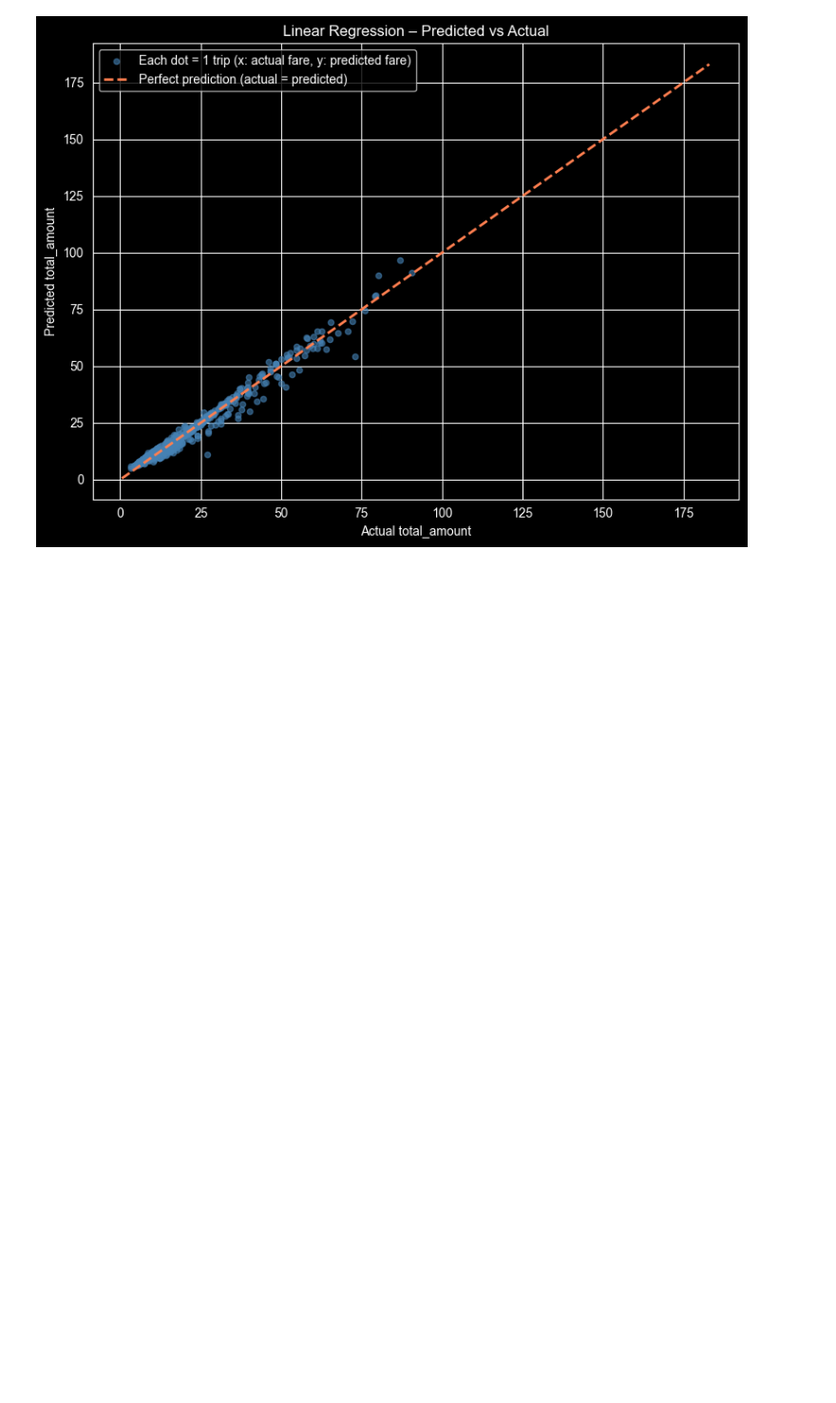
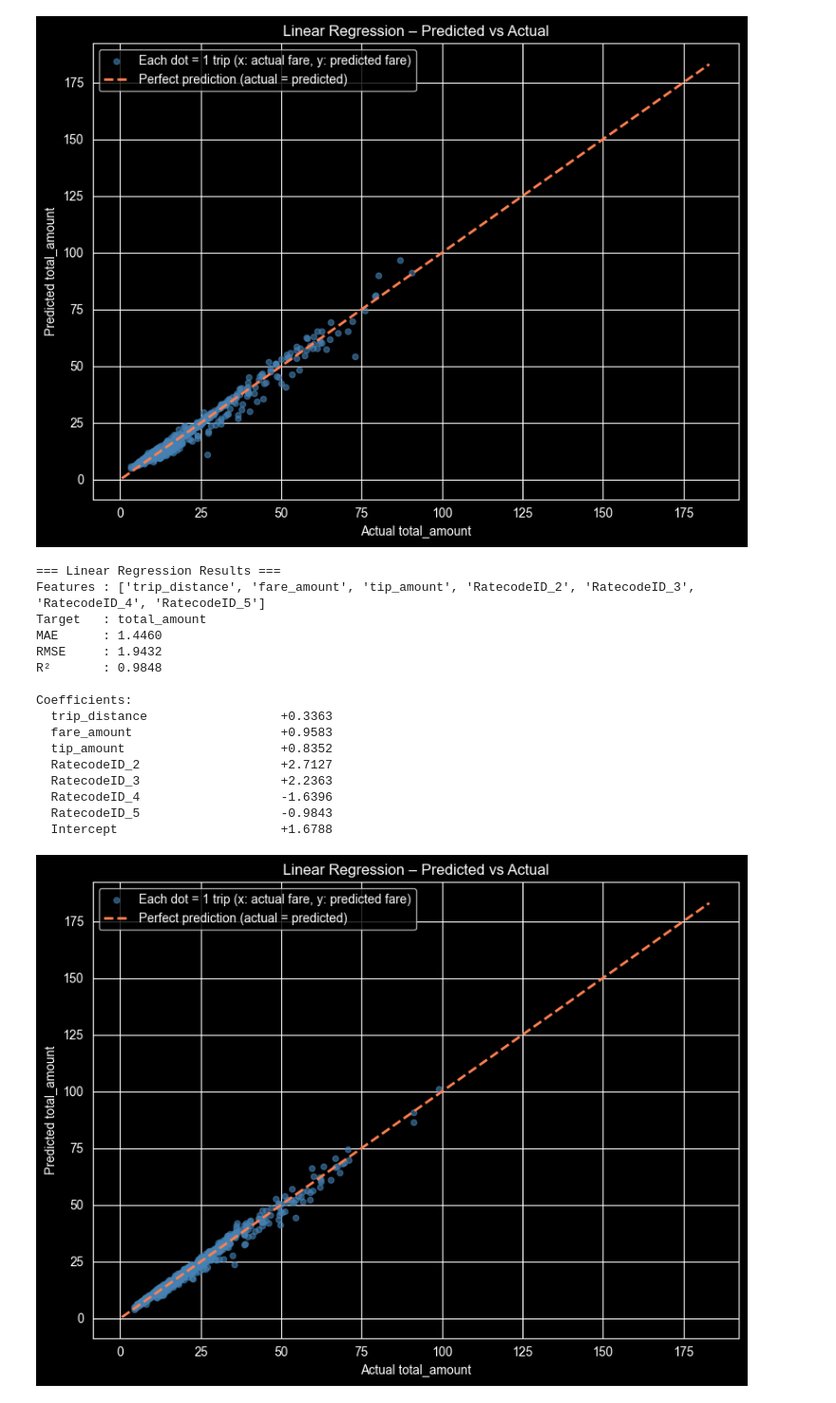
Before and after one commit to TanelPastarus/MLOps, a Jupyter notebook: practice1.ipynb, the cells around one changed output. Shown at 95% size. Saved outputs shown, nothing was run; the diff lists cells and outputs as text; code cells hidden in the pictures; blank space fills up the shorter version.

```diff
--- a/practice1.ipynb
+++ b/practice1.ipynb
@@ -284,3 +284,74 @@ Coefficients:
   RatecodeID_5                   -1.3835
   Intercept                      +2.6298
 [figure]
+# %%
+# Linear Regression with 4 features
+
+
+# Build feature list: trip_distance, fare_amount + all RatecodeID dummy columns
+FEATURES = ['trip_distance', 'fare_amount', "tip_amount"] + ratecode_dummies
+TARGET   = 'total_amount'
+
+X = df_model[FEATURES]
+y = df_model[TARGET]
+
+# 80 / 20 train-test split
+X_train, X_test, y_train, y_test = train_test_split(
+    X, y, test_size=0.2, random_state=42)
+
+# Train
+model = LinearRegression()
+model.fit(X_train, y_train)
+
+# Evaluate
+y_pred = model.predict(X_test)
+mae  = mean_absolute_error(y_test, y_pred)
+rmse = np.sqrt(mean_squared_error(y_test, y_pred))
+r2   = r2_score(y_test, y_pred)
+
+print("=== Linear Regression Results ===")
+print(f"Features : {FEATURES}")
+print(f"Target   : {TARGET}")
+print(f"MAE      : {mae:.4f}")
+print(f"RMSE     : {rmse:.4f}")
+print(f"R²       : {r2:.4f}")
+print("\nCoefficients:")
+for feat, coef in zip(FEATURES, model.coef_):
+    print(f"  {feat:<30} {coef:+.4f}")
+print(f"  {'Intercept':<30} {model.intercept_:+.4f}")
+
+# Predicted vs Actual plot
+sample_idx = np.random.choice(len(y_test), size=500, replace=False)
+y_test_sample = y_test.values[sample_idx]
+y_pred_sample = y_pred[sample_idx]
+
+fig, ax = plt.subplots(figsize=(8, 6))
+ax.scatter(y_test_sample, y_pred_sample, alpha=0.6, s=20, color='steelblue',
+           label='Each dot = 1 trip (x: actual fare, y: predicted fare)')
+ax.plot([y_test.min(), y_test.max()],
+        [y_test.min(), y_test.max()],
+        color='coral', linewidth=2, linestyle='--', label='Perfect prediction (actual = predicted)')
+ax.set_xlabel("Actual total_amount")
+ax.set_ylabel("Predicted total_amount")
+ax.set_title("Linear Regression – Predicted vs Actual")
+ax.legend()
+plt.tight_layout()
+plt.show()
+# %% [output]
+=== Linear Regression Results ===
+Features : ['trip_distance', 'fare_amount', 'tip_amount', 'RatecodeID_2', 'RatecodeID_3', 'RatecodeID_4', 'RatecodeID_5']
+Target   : total_amount
+MAE      : 1.4460
+RMSE     : 1.9432
+R²       : 0.9848
+
+Coefficients:
+  trip_distance                  +0.3363
+  fare_amount                    +0.9583
+  tip_amount                     +0.8352
+  RatecodeID_2                   +2.7127
+  RatecodeID_3                   +2.2363
+  RatecodeID_4                   -1.6396
+  RatecodeID_5                   -0.9843
+  Intercept                      +1.6788
+[figure, added]
```
